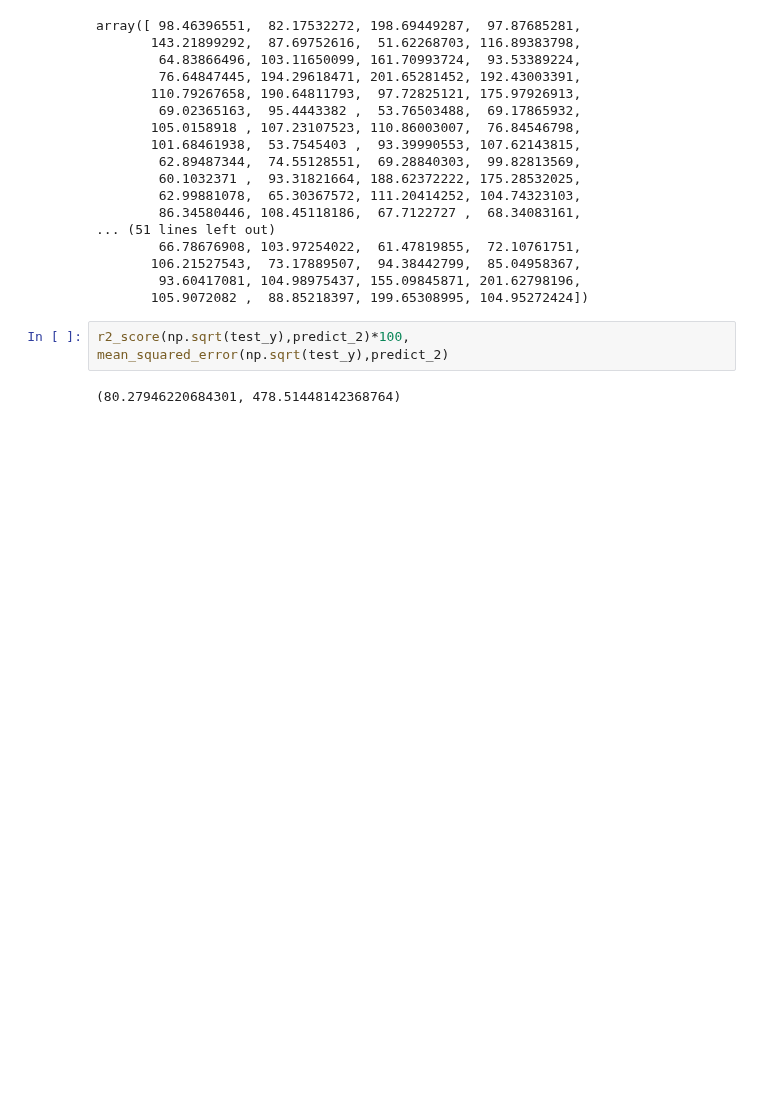
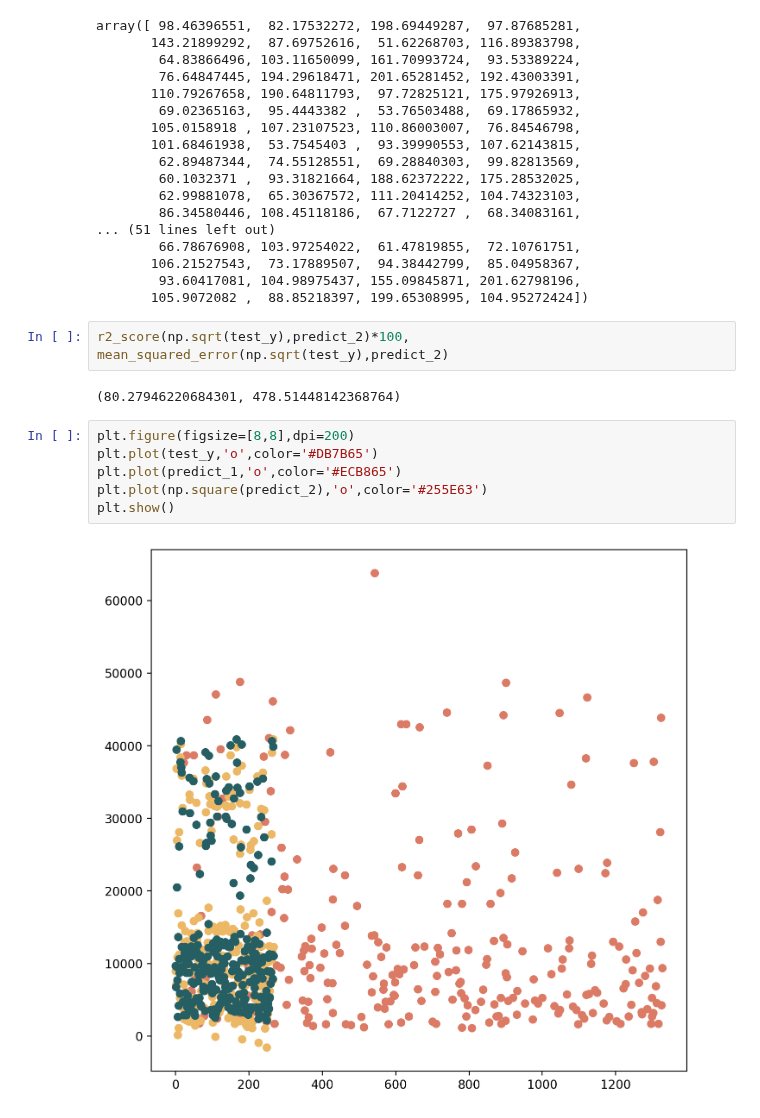
Before and after one commit to ashen007/MedicalCostPrediction-insurance_fraudDetection, a Jupyter notebook: medical cost predict.ipynb, the cells around one changed output. Drawn from its saved outputs; the diff is of its cells as text; blank space fills up the shorter version.

```diff
--- a/medical cost predict.ipynb
+++ b/medical cost predict.ipynb
@@ -150,3 +204,11 @@ array([ 98.46396551,  82.17532272, 198.69449287,  97.87685281,
 r2_score(np.sqrt(test_y),predict_2)*100, mean_squared_error(np.sqrt(test_y),predict_2)
 # %% [output]
 (80.27946220684301, 478.51448142368764)
+# %%
+plt.figure(figsize=[8,8],dpi=200)
+plt.plot(test_y,'o',color='#DB7B65')
+plt.plot(predict_1,'o',color='#ECB865')
+plt.plot(np.square(predict_2),'o',color='#255E63')
+plt.show()
+# %% [output]
+[figure, added]
```
Also changed, not shown: parts of 6 cells of this notebook.
